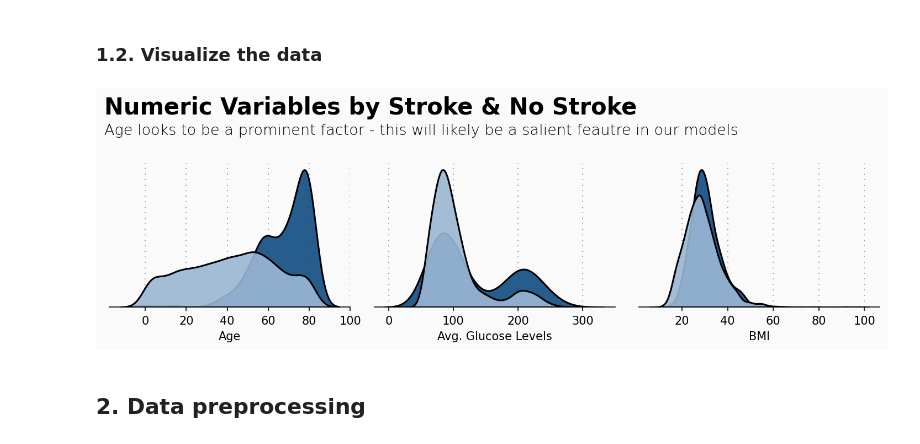
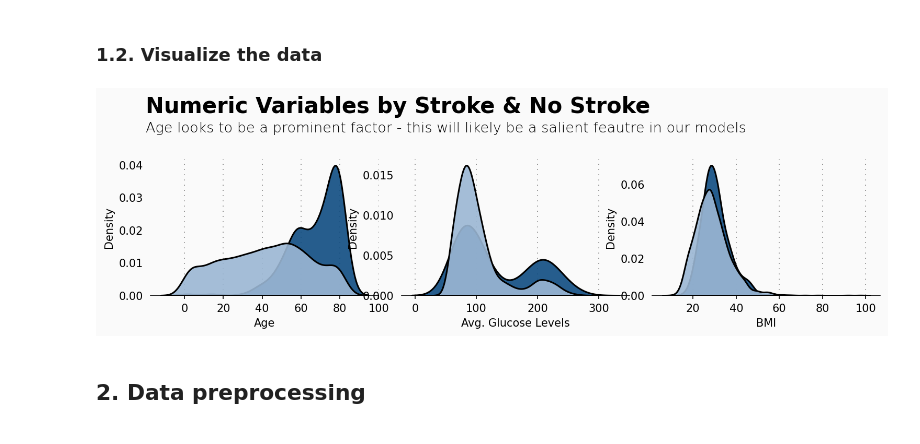
Before and after one commit to LapTQ/IT31903_123220_Group18_Stroke-prediction, a Jupyter notebook: svm.ipynb, the cells around one changed output. Drawn from its saved outputs; the diff is of its cells as text; code cells hidden in the pictures.

```diff
--- a/svm.ipynb
+++ b/svm.ipynb
@@ -65,35 +86,35 @@ gs.update(wspace=0.1, hspace=0.4)
 plot = 0
 for row in range(0, 1):
     for col in range(0, 3):
         locals()["ax"+str(plot)] = fig.add_subplot(gs[row, col])
         locals()["ax"+str(plot)].set_facecolor(background_color)
         locals()["ax"+str(plot)].tick_params(axis='y', left=False)
-        locals()["ax"+str(plot)].get_yaxis().set_visible(False)
+        locals()["ax"+str(plot)].get_yaxis().set_visible(True)
         for s in ["top","right","left"]:
             locals()["ax"+str(plot)].spines[s].set_visible(False)
         plot += 1
 
 plot = 0
 
 s = data[data['stroke'] == 1]
 ns = data[data['stroke'] == 0]
 
 for feature in conts:
         sns.kdeplot(s[feature], ax=locals()["ax"+str(plot)], color='#0f4c81', shade=True, linewidth=1.5, ec='black',alpha=0.9, zorder=3, legend=False)
         sns.kdeplot(ns[feature],ax=locals()["ax"+str(plot)], color='#9bb7d4', shade=True, linewidth=1.5, ec='black',alpha=0.9, zorder=3, legend=False)
         locals()["ax"+str(plot)].grid(which='major', axis='x', zorder=0, color='gray', linestyle=':', dashes=(1,5))
         plot += 1
 ax0.set_xlabel('Age')
 ax1.set_xlabel('Avg. Glucose Levels')
 ax2.set_xlabel('BMI')
 
 ax0.text(-20, 0.056, 'Numeric Variables by Stroke & No Stroke', fontsize=20, fontweight='bold')
 ax0.text(-20, 0.05, 'Age looks to be a prominent factor - this will likely be a salient feautre in our models',
          fontsize=13, fontweight='light')
 
 plt.show()
 # %% [output]
-[figure, old version]
+[figure, new version]
 # %% [markdown]
 ## 2. Data preprocessing
 # %% [markdown]
```
Also changed, not shown: parts of 27 cells of this notebook.
